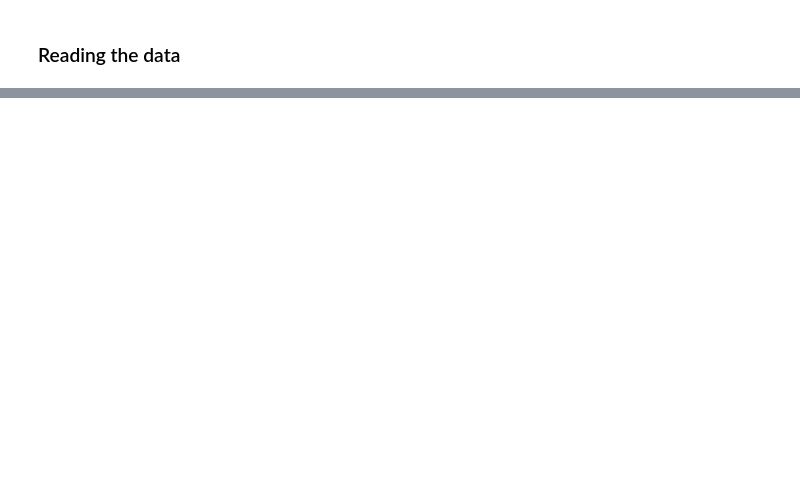
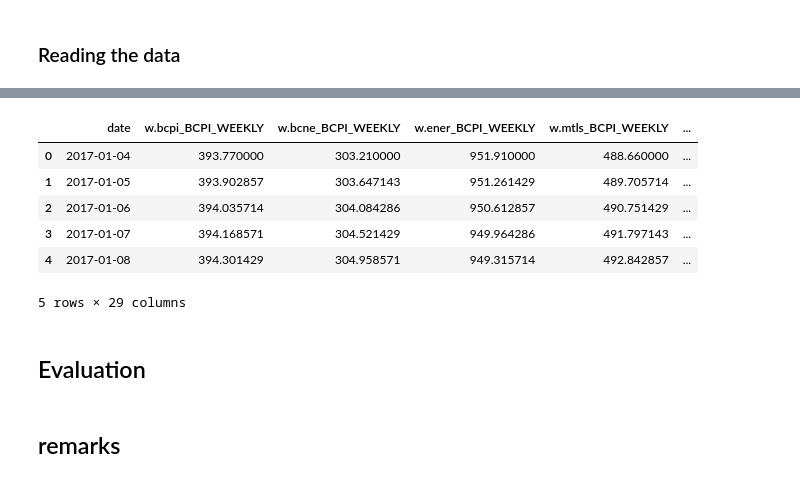
Before and after one commit to SenecalJF/datathon2022, a Jupyter notebook: jupyternotebooks/lamia.ipynb, the cells around one changed output, grey strips where cells are left out. Drawn from its saved outputs; the diff is of its cells as text; code cells hidden in the pictures; blank space fills up the shorter version.

```diff
--- a/jupyternotebooks/lamia.ipynb
+++ b/jupyternotebooks/lamia.ipynb
@@ -299,0 +57,3 @@ pred.to_csv("data/result/prediction.csv", index=False)
+# %%
+market_data_df = pd.read_csv("../data/dataset/agglomerate/agglomerate_fill_with_range_v2.csv", index_col=0)
+market_data_sentiment = pd.read_csv("../data/dataset/agglomerate/agglomerate_filled_sentiment.csv")
@@ -299,0 +80,17 @@ pred.to_csv("data/result/prediction.csv", index=False)
+# %%
+market_data_df["fomc_statement_sentiment_last_week"] = market_data_sentiment["fomc_statement_sentiment_last_week"]
+market_data_df["canada_bank_sentiment_last_week"] = market_data_sentiment["canada_bank_sentiment_last_week"]
+market_data_df["fomc_presconf_sentiment_last_week"] = market_data_sentiment["fomc_presconf_sentiment_last_week"]
+market_data_df["fomc_minutes_sentiment_last_week"] = market_data_sentiment["fomc_minutes_sentiment_last_week"]
+market_data_df["fomc_testimony_sentiment_last_week"] = market_data_sentiment["fomc_testimony_sentiment_last_week"]
+market_data_df.head()
+# %% [output]
+|  | date | w.bcpi_BCPI_WEEKLY | w.bcne_BCPI_WEEKLY | w.ener_BCPI_WEEKLY | w.mtls_BCPI_WEEKLY | ... |
+| 0 | 2017-01-04 | 393.770000 | 303.210000 | 951.910000 | 488.660000 | ... |
+| 1 | 2017-01-05 | 393.902857 | 303.647143 | 951.261429 | 489.705714 | ... |
+| 2 | 2017-01-06 | 394.035714 | 304.084286 | 950.612857 | 490.751429 | ... |
+| 3 | 2017-01-07 | 394.168571 | 304.521429 | 949.964286 | 491.797143 | ... |
+| 4 | 2017-01-08 | 394.301429 | 304.958571 | 949.315714 | 492.842857 | ... |
+5 rows × 29 columns
+# %% [markdown]
+## Evaluation
@@ -299,0 +124,2 @@ pred.to_csv("data/result/prediction.csv", index=False)
+# %% [markdown]
+## remarks
```
Also changed, not shown: parts of 98 cells of this notebook, 4 other files.
